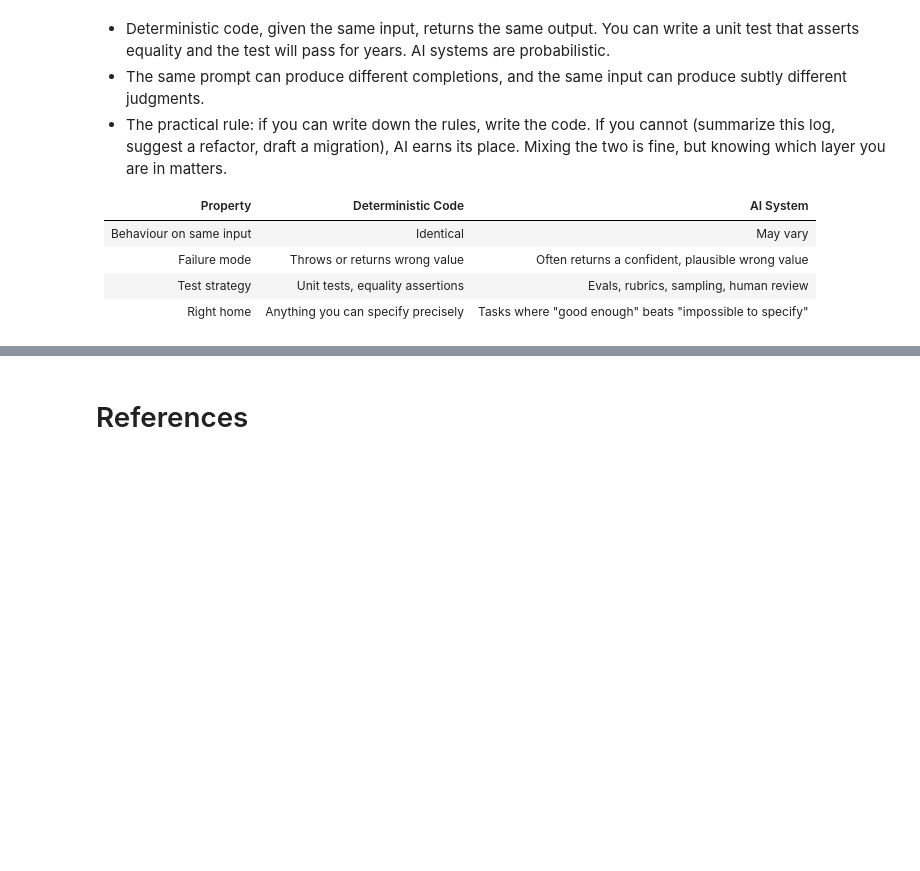
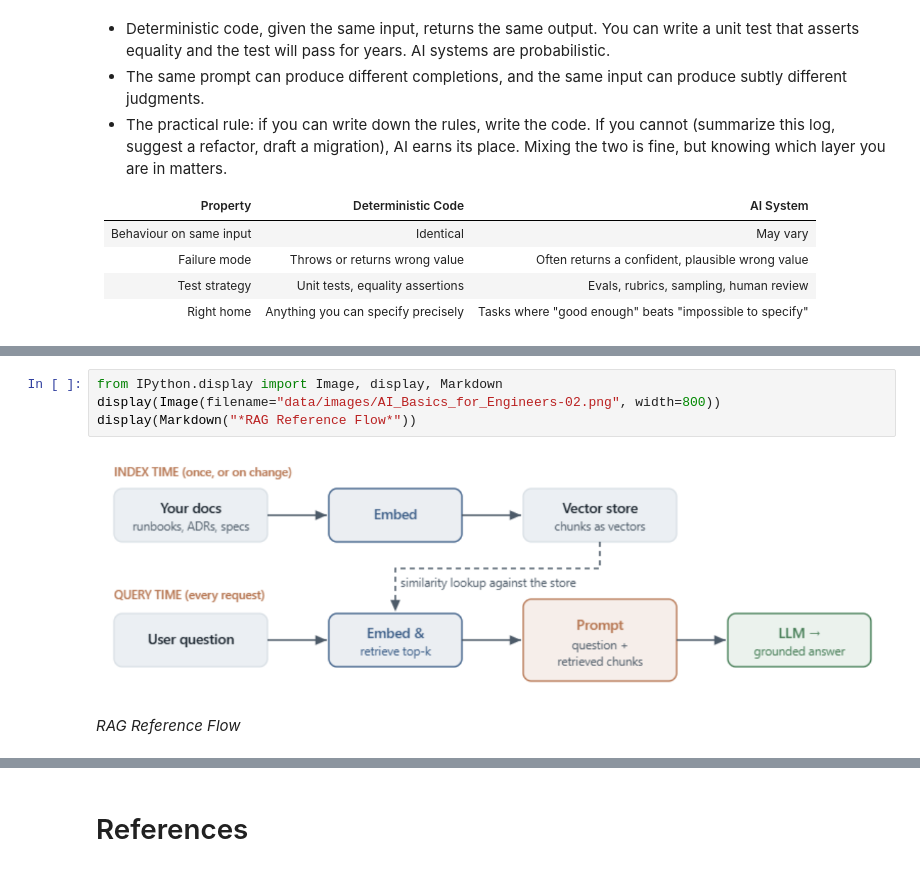
Before and after one commit to ancilcleetus/AI-Learning-Lab, a Jupyter notebook: Generative-AI/AI-Basics-for-Engineers-Course/AI_Basics_for_Engineers.ipynb, the cells around one changed output, grey strips where cells are left out. Saved outputs shown, nothing was run; the diff lists cells and outputs as text; blank space fills up the shorter version.

```diff
--- a/Generative-AI/AI-Basics-for-Engineers-Course/AI_Basics_for_Engineers.ipynb
+++ b/Generative-AI/AI-Basics-for-Engineers-Course/AI_Basics_for_Engineers.ipynb
@@ -122,0 +163,7 @@ display(Markdown("*The AI Landscape*"))
+# %%
+from IPython.display import Image, display, Markdown
+display(Image(filename="data/images/AI_Basics_for_Engineers-02.png", width=800))
+display(Markdown("*RAG Reference Flow*"))
+# %% [output]
+[figure, added]
+*RAG Reference Flow*
```
Also changed, not shown: parts of 19 cells of this notebook, 2 other files.
